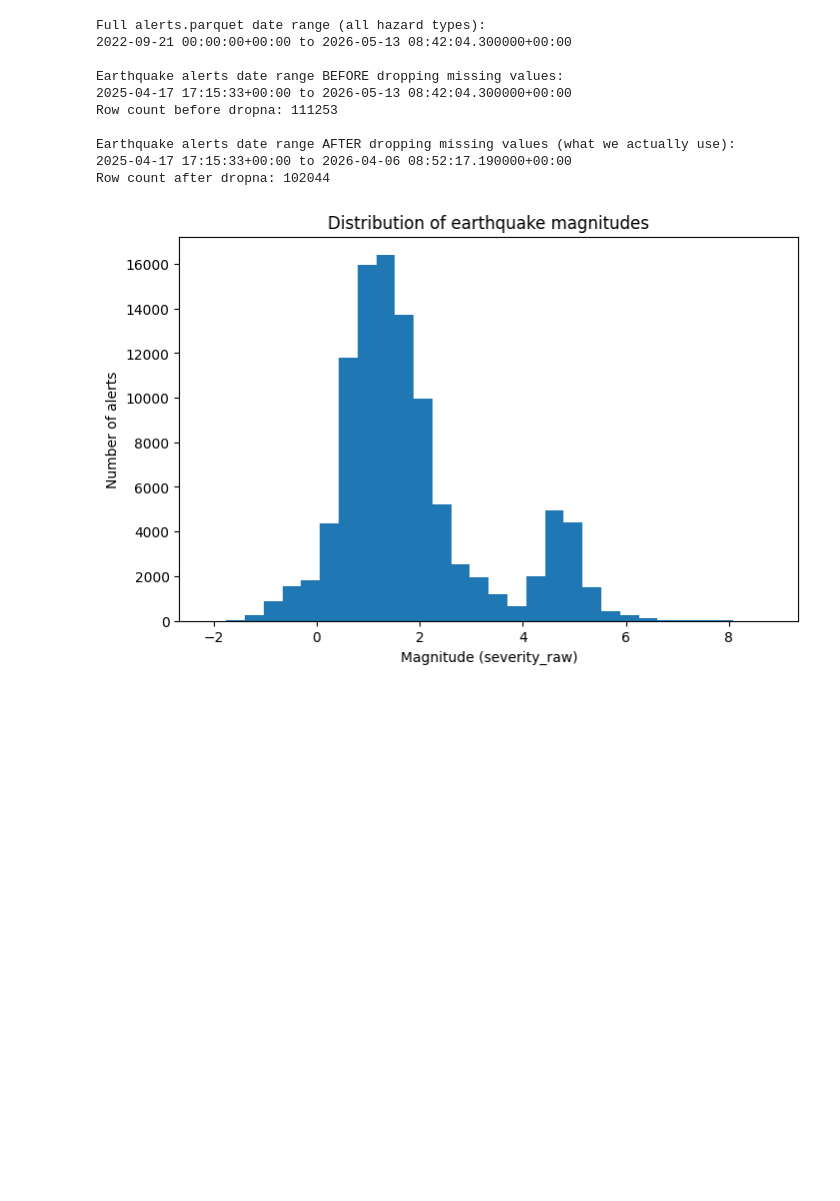
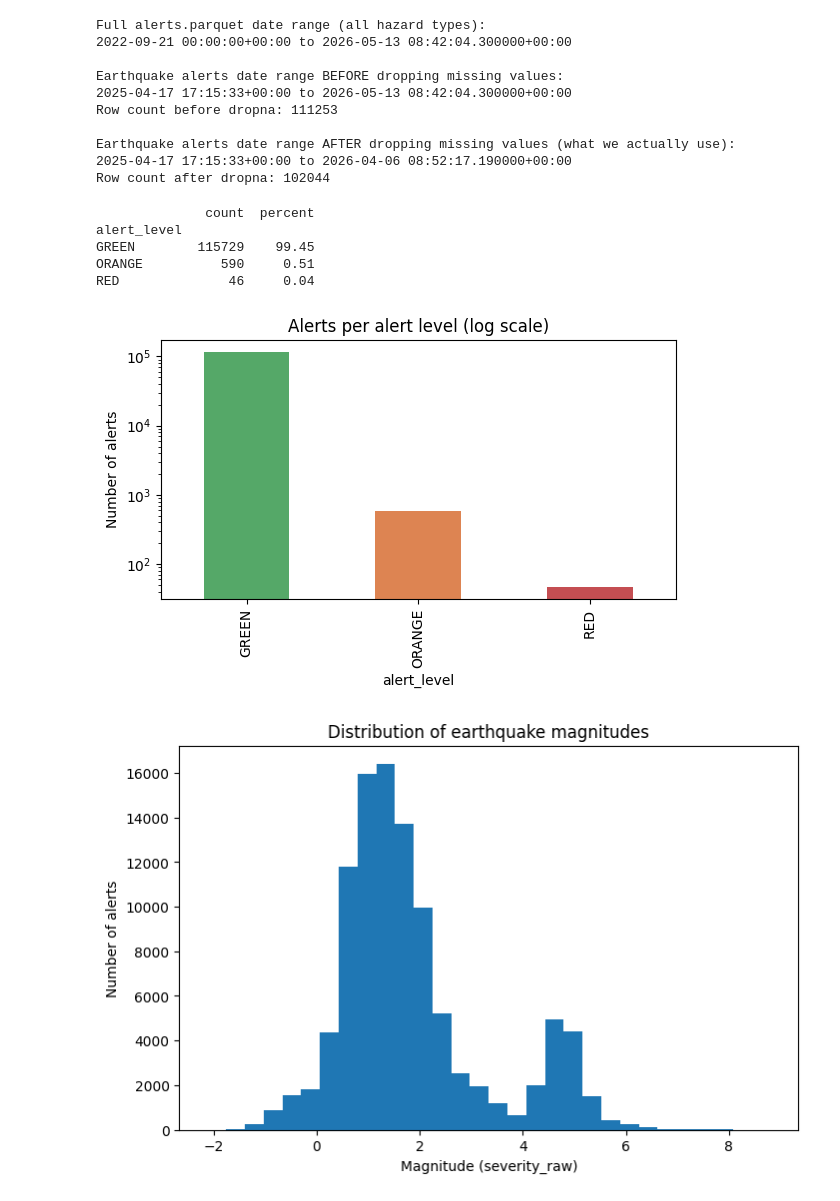
Before and after one commit to kiruththigan/Earthquake-Alert-Consolidation, a Jupyter notebook: dissertation.ipynb, the cells around one changed output. Drawn from its saved outputs; the diff is of its cells as text; code cells hidden in the pictures; blank space fills up the shorter version.

Commit message:
alert level distribution added

```diff
--- a/dissertation.ipynb
+++ b/dissertation.ipynb
@@ -132,6 +125,29 @@ Row count before dropna: 111253
 Earthquake alerts date range AFTER dropping missing values (what we actually use):
 2025-04-17 17:15:33+00:00 to 2026-04-06 08:52:17.190000+00:00
 Row count after dropna: 102044
+# %%
+# Alert level breakdown
+if "alert_level" in alerts.columns:
+    lv = alerts["alert_level"].value_counts(dropna=False)
+    print(pd.DataFrame({"count": lv, "percent": (lv/len(alerts)*100).round(2)}))
+
+    fig, ax = plt.subplots(figsize=(6, 4))
+    order = [l for l in ["GREEN", "ORANGE", "RED"] if l in lv.index]
+    colors = {"GREEN": "#55A868", "ORANGE": "#DD8452", "RED": "#C44E52"}
+    lv.reindex(order).plot(kind="bar", ax=ax, color=[colors[l] for l in order])
+    ax.set_yscale("log")
+    ax.set_title("Alerts per alert level (log scale)")
+    ax.set_ylabel("Number of alerts")
+    plt.tight_layout()
+    plt.savefig("fig_03_alert_levels.png", bbox_inches="tight")
+    plt.show()
+# %% [output]
+              count  percent
+alert_level
+GREEN        115729    99.45
+ORANGE          590     0.51
+RED              46     0.04
+[figure, added]
 # %%
 # Distribution of earthquake magnitudes
 plt.figure(figsize=(8, 5))
```
Also changed, not shown: parts of 1 cell of this notebook.
